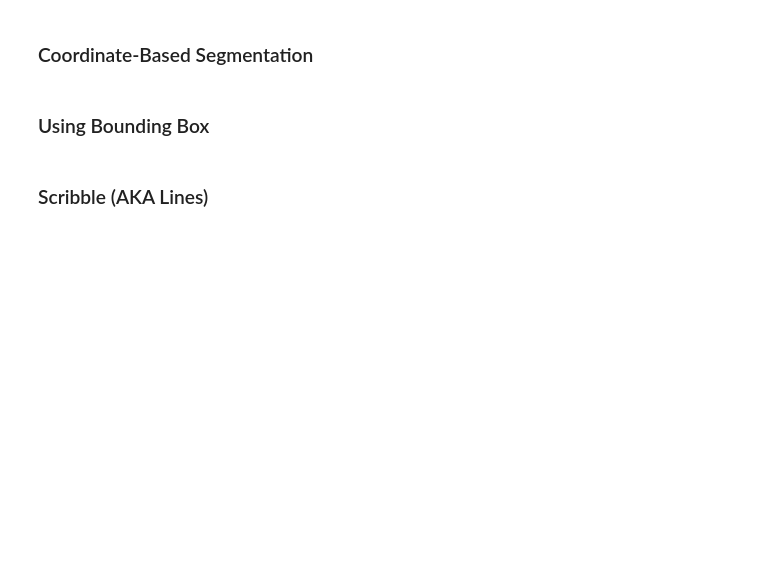
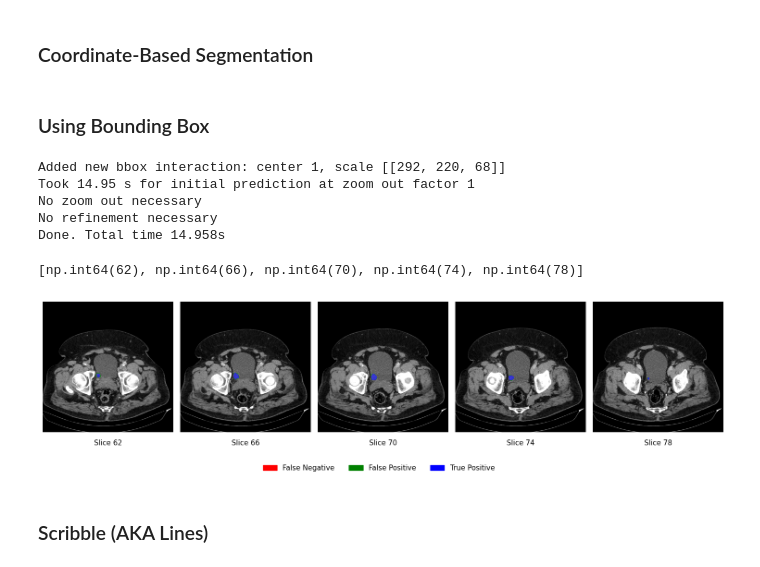
Before and after one commit to bhklab/bhklab-nninteractive, a Jupyter notebook: workflow/notebooks/nnInteractive_example.ipynb, the cells around one changed output. Cells and saved outputs as stored; diff of their text form; code cells hidden in the pictures; blank space fills up the shorter version.

Commit message:
feat: add testing for bounding box prompts

```diff
--- a/workflow/notebooks/nnInteractive_example.ipynb
+++ b/workflow/notebooks/nnInteractive_example.ipynb
@@ -140,17 +191,23 @@ session.reset_interactions()
 # BBOX_COORDINATES must be specified as [[x1, x2], [y1, y2], [z1, z2]] (half-open intervals).
 # Note: nnInteractive pre-trained models currently only support **2D bounding boxes**.
 # This means that **one dimension must be [d, d+1]** to indicate a single slice.
-BBOX_COORDINATES = [[212, 381], [293, 425], [29, 30]] #These are actually [[y1, y2], [x1, x2], [z1, z2]]??
+# BBOX_COORDINATES = [[212, 381], [293, 425], [29, 30]] #These are actually [[y1, y2], [x1, x2], [z1, z2]]??
 
 # Example of a 2D bounding box in the axial plane (XY slice at depth Z)
 # BBOX_COORDINATES = [[30, 80], [40, 100], [10, 11]]  # X: 30-80, Y: 40-100, Z: slice 10
 
-session.add_bbox_interaction(BBOX_COORDINATES, include_interaction=True)
+session.add_bbox_interaction(bbox, include_interaction=True)
 
 # --- Retrieve Results ---
 # The target buffer holds the segmentation result.
 results = session.target_buffer.clone()
 results = np.ma.masked_where(results.numpy() == 0, results)
+# %% [output]
+Added new bbox interaction: center 1, scale [[292, 220, 68]]
+Took 14.95 s for initial prediction at zoom out factor 1
+No zoom out necessary
+No refinement necessary
+Done. Total time 14.958s
 # %%
 %matplotlib inline
 cmap = plt.get_cmap('tab20', 1)
@@ -185,10 +230,9 @@ def find_first_last_slice(mask):
 # %%
-npz_info = np.load('/home/bhkuser/bhklab/kaitlyn/recist-vs-reality/data/procdata/Abdomen/TCIA_CPTAC-CCRCC/images/npz_TCIA_CPTAC-CCRCC/C3N-00194_0035_RTSTRUCT_210218.4_0.npz')
-
 # Making the positive negative visualization
 import matplotlib.colors as mcolors
 import matplotlib.patches as mpatches
 import math
+%matplotlib inline
 # Make the predicted mask a different number to represent a different colour
 mask_alt = results * 2
 
@@ -207,33 +251,46 @@ if num_nonzero_slices < 5:
 else:
     subplot_slices = 5
 
 # slices_to_plot = [pred_min, gt_min, gt_min + math.floor(num_nonzero_slices/4), gt_min + math.floor(num_nonzero_slices/2), gt_min + math.floor(num_nonzero_slices * 3 / 4), gt_max, pred_max]
 slices_to_plot = [gt_min, gt_min + math.floor(num_nonzero_slices/4), gt_min + math.floor(num_nonzero_slices/2), gt_min + math.floor(num_nonzero_slices * 3 / 4), gt_max]
 print(slices_to_plot)
+
+# Get info for plotting bbox
+xmin = bbox[0][0]
+ymin = bbox[1][0]
+width = abs(xmin - bbox[0][1])
+height = abs(ymin - bbox[1][1])
+
 # Plot the five most middle slices to the segmentation and overlay them on top of the original image
 fig, axes = plt.subplots(1, 5, figsize = (15, 4))
 
 # Create colour map for mask
 colours = ['red', 'green', 'blue']
 boundaries = [1, 2, 3, 4]
 cmap = mcolors.ListedColormap(colours)
 norm = mcolors.BoundaryNorm(boundaries, cmap.N)
+
+# Make bounding box
+bbox_plot = mpatches.Rectangle((xmin, ymin), width, height, linewidth = 1, edgecolor='r', facecolor='none')
 
 # Make legend info
 legend_elem = [mpatches.Patch(color = 'red', label = 'False Negative'),
                mpatches.Patch(color = 'green', label = 'False Positive'),
                mpatches.Patch(color = 'blue', label = 'True Positive')]
 counter = 0
 for i in slices_to_plot:
     axes[counter].imshow(img[0,:,:,i], cmap = 'gray')
     axes[counter].imshow(comb_masks[:,:,i], cmap = cmap, norm = norm, interpolation = 'nearest', alpha = 0.6)
     axes[counter].axis("off")
     axes[counter].text(0.5, -0.1, f"Slice {i}", size =11, ha="center", transform = axes[counter].transAxes)
     counter += 1
     plt.tight_layout()
 
 fig.legend(handles = legend_elem, loc = 'lower right', bbox_to_anchor=(0.67, -0.10), ncol=3, frameon=False, fontsize=11)
 plt.show()
+# %% [output]
+[np.int64(62), np.int64(66), np.int64(70), np.int64(74), np.int64(78)]
+[figure, added]
 # %% [markdown]
 ### Scribble (AKA Lines)
 # %%
```
Also changed, not shown: parts of 13 cells of this notebook.
